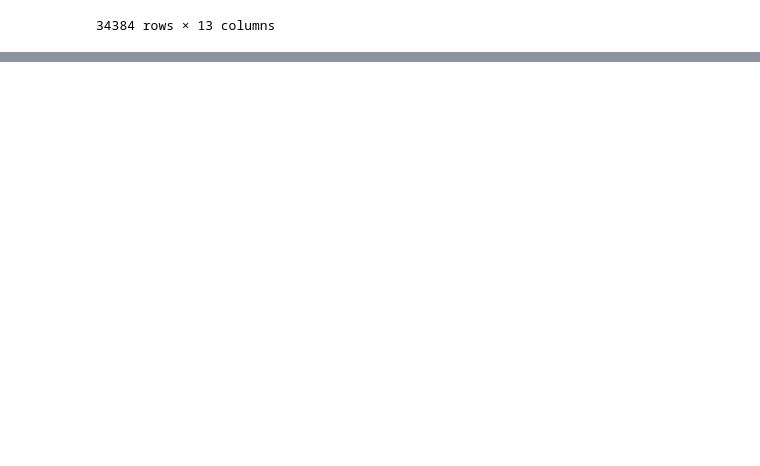
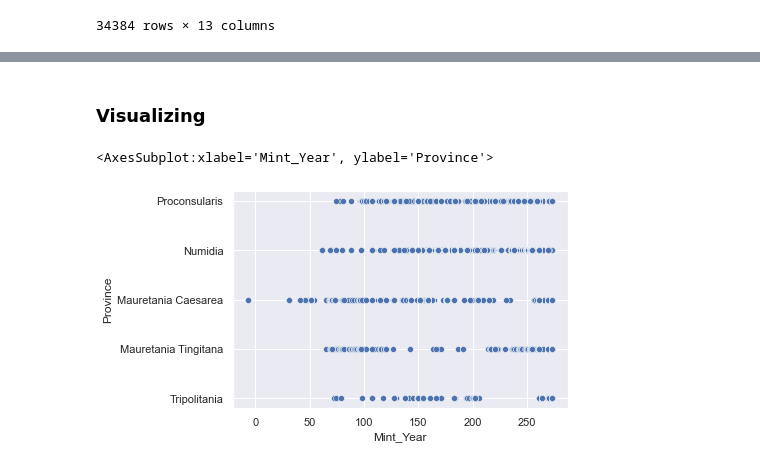
Before and after one commit to mondoboia/numismatic_distribution, a Jupyter notebook: numismatic_distribution.ipynb, the cells around one changed output, grey strips where cells are left out. Cells and saved outputs as stored; diff of their text form; code cells hidden in the pictures; blank space fills up the shorter version.

Commit message:
data cleaning and preparation

```diff
--- a/numismatic_distribution.ipynb
+++ b/numismatic_distribution.ipynb
@@ -99,0 +93,3 @@ df_africa
+# %%
+df_africa = df_africa.drop(['Region','Type', 'Weight', 'Year_min', 'Year_max', 'Circulation', 'Terminal_date'], axis=1)
+df_africa
@@ -99,0 +123,3 @@ df_africa
+# %%
+df_africa = df_africa[df_africa['Denomination'] != 'imitation antoninianus']
+df_africa
@@ -99,0 +142,3 @@ df_africa
+# %%
+df_africa = df_africa[(df_africa['Mint_Year'] >= -23) & (df_africa['Mint_Year'] <= 275)]
+df_africa
@@ -253,3 +186,0 @@ pd.isnull(data_frame)
-# %%
-df_africa = data_frame[data_frame['Region'] == 'Africa']
-df_africa
@@ -310,0 +222,11 @@ mint_years
+# %% [markdown]
+### Visualizing
+# %%
+import seaborn as sns
+sns.set()
+
+graph = sns.scatterplot(x='Mint_Year', y='Province', data=df_africa)
+graph
+# %% [output]
+<AxesSubplot:xlabel='Mint_Year', ylabel='Province'>
+[figure, added]
```
Also changed, not shown: parts of 39 cells of this notebook.
